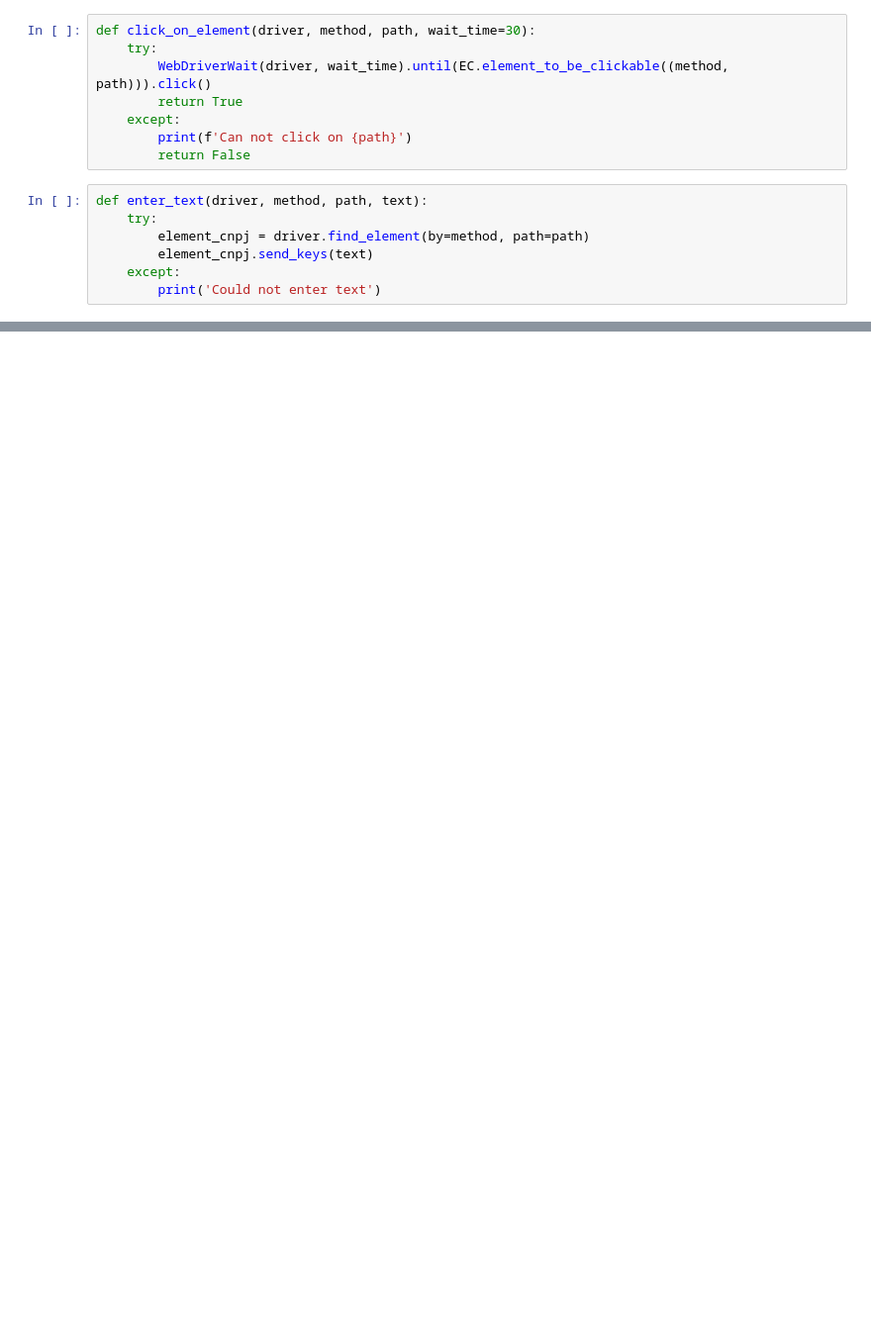
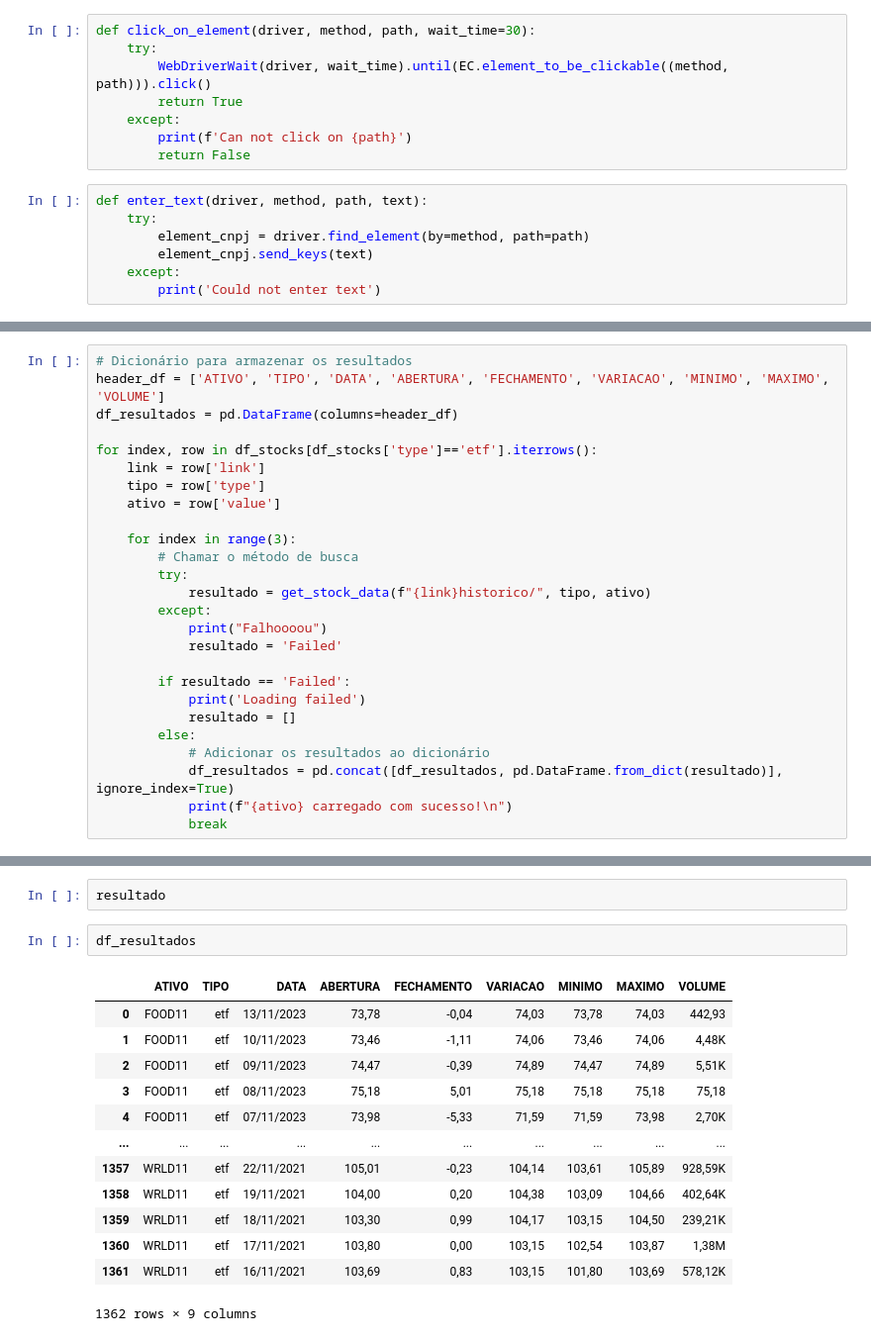
Before and after one commit to eng-robsonsampaio/scrape_stock_market, a Jupyter notebook: scrape_selenium.ipynb, the cells around one changed output, grey strips where cells are left out. Shown at 99% size. Drawn from its saved outputs; the diff is of its cells as text; blank space fills up the shorter version.

Commit message:
método get history not working correctly yet!

```diff
--- a/scrape_selenium.ipynb
+++ b/scrape_selenium.ipynb
@@ -201,0 +216,26 @@ df.head()
+# %%
+# Dicionário para armazenar os resultados
+header_df = ['ATIVO', 'TIPO', 'DATA', 'ABERTURA', 'FECHAMENTO', 'VARIACAO', 'MINIMO', 'MAXIMO', 'VOLUME']
+df_resultados = pd.DataFrame(columns=header_df)
+
+for index, row in df_stocks[df_stocks['type']=='etf'].iterrows():
+    link = row['link']
+    tipo = row['type']
+    ativo = row['value']
+
+    for index in range(3):
+        # Chamar o método de busca
+        try:
+            resultado = get_stock_data(f"{link}historico/", tipo, ativo)
+        except:
+            print("Falhoooou")
+            resultado = 'Failed'
+
+        if resultado == 'Failed':
+            print('Loading failed')
+            resultado = []
+        else:
+            # Adicionar os resultados ao dicionário
+            df_resultados = pd.concat([df_resultados, pd.DataFrame.from_dict(resultado)], ignore_index=True)
+            print(f"{ativo} carregado com sucesso!\n")
+            break
@@ -201,0 +261,18 @@ df.head()
+# %%
+resultado
+# %%
+df_resultados
+# %% [output]
+|  | ATIVO | TIPO | DATA | ABERTURA | FECHAMENTO | VARIACAO | MINIMO | MAXIMO | VOLUME |
+| 0 | FOOD11 | etf | 13/11/2023 | 73,78 | -0,04 | 74,03 | 73,78 | 74,03 | 442,93 |
+| 1 | FOOD11 | etf | 10/11/2023 | 73,46 | -1,11 | 74,06 | 73,46 | 74,06 | 4,48K |
+| 2 | FOOD11 | etf | 09/11/2023 | 74,47 | -0,39 | 74,89 | 74,47 | 74,89 | 5,51K |
+| 3 | FOOD11 | etf | 08/11/2023 | 75,18 | 5,01 | 75,18 | 75,18 | 75,18 | 75,18 |
+| 4 | FOOD11 | etf | 07/11/2023 | 73,98 | -5,33 | 71,59 | 71,59 | 73,98 | 2,70K |
+| ... | ... | ... | ... | ... | ... | ... | ... | ... | ... |
+| 1357 | WRLD11 | etf | 22/11/2021 | 105,01 | -0,23 | 104,14 | 103,61 | 105,89 | 928,59K |
+| 1358 | WRLD11 | etf | 19/11/2021 | 104,00 | 0,20 | 104,38 | 103,09 | 104,66 | 402,64K |
+| 1359 | WRLD11 | etf | 18/11/2021 | 103,30 | 0,99 | 104,17 | 103,15 | 104,50 | 239,21K |
+| 1360 | WRLD11 | etf | 17/11/2021 | 103,80 | 0,00 | 103,15 | 102,54 | 103,87 | 1,38M |
+| 1361 | WRLD11 | etf | 16/11/2021 | 103,69 | 0,83 | 103,15 | 101,80 | 103,69 | 578,12K |
+1362 rows × 9 columns
```
Also changed, not shown: parts of 14 cells of this notebook.
